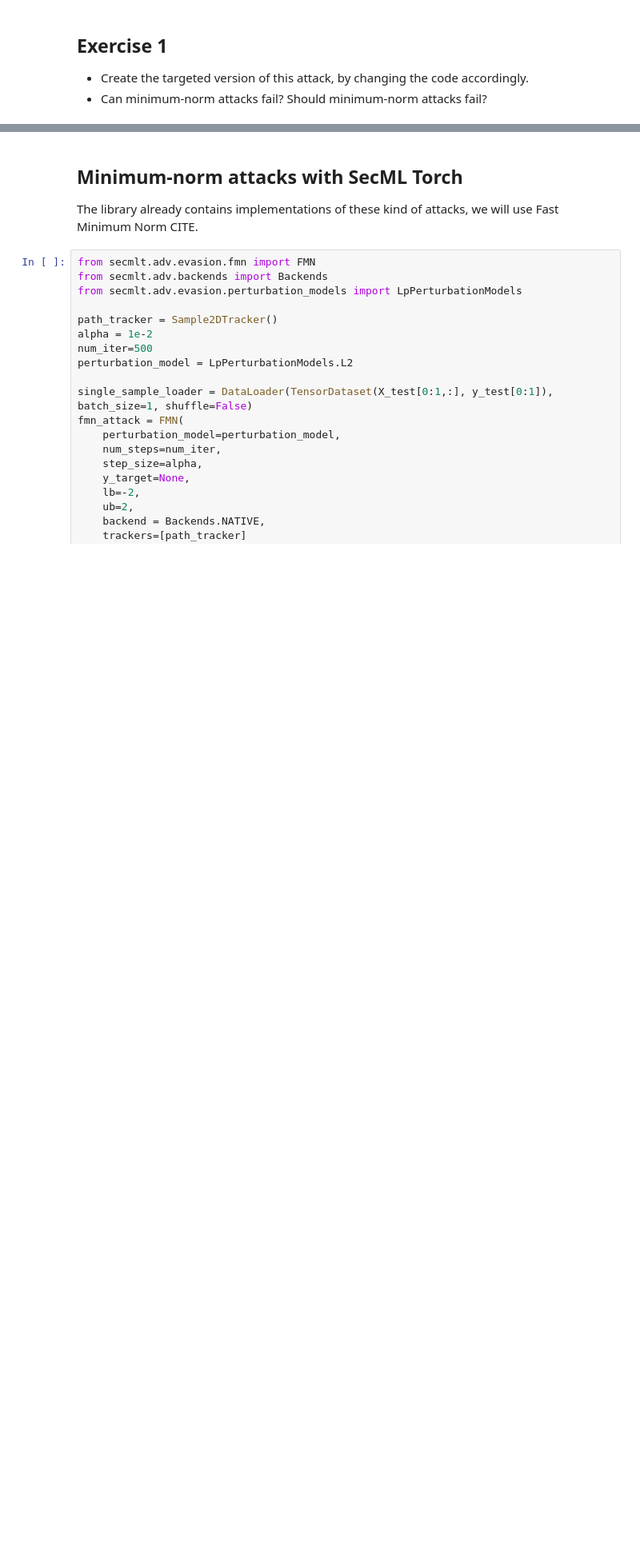
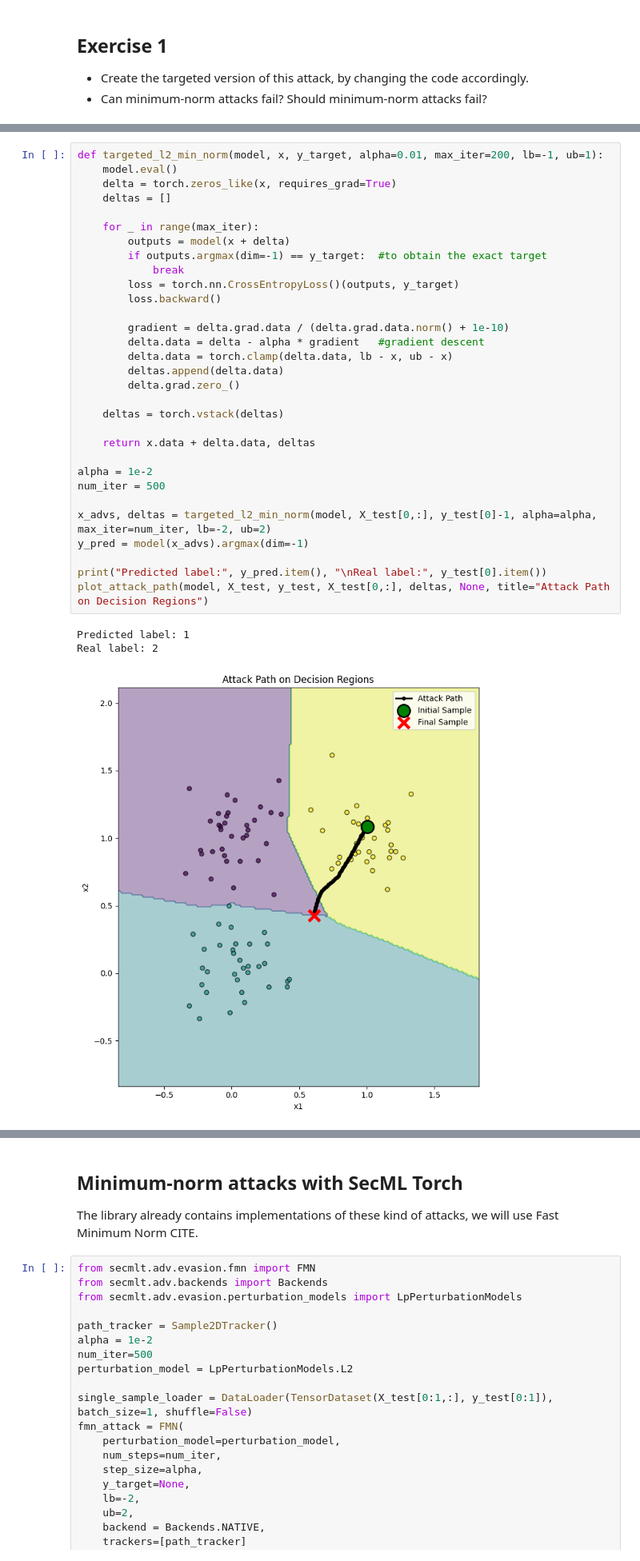
Before and after one commit to girofex/Trustworthy-AI-laboratories, a Jupyter notebook: Lab 02 - Minimum Norm and Maximum Confidence Attacks/Lab 02 - Minimum Norm and Maximum Confidence Attacks.ipynb, the cells around one changed output, grey strips where cells are left out. Shown at 80% size. Saved outputs shown, nothing was run; the diff lists cells and outputs as text; blank space fills up the shorter version.

```diff
--- a/Lab 02 - Minimum Norm and Maximum Confidence Attacks/Lab 02 - Minimum Norm and Maximum Confidence Attacks.ipynb
+++ b/Lab 02 - Minimum Norm and Maximum Confidence Attacks/Lab 02 - Minimum Norm and Maximum Confidence Attacks.ipynb
@@ -363,0 +366,35 @@ Real label: 2
+# %%
+def targeted_l2_min_norm(model, x, y_target, alpha=0.01, max_iter=200, lb=-1, ub=1):
+    model.eval()
+    delta = torch.zeros_like(x, requires_grad=True)
+    deltas = []
+
+    for _ in range(max_iter):
+        outputs = model(x + delta)
+        if outputs.argmax(dim=-1) == y_target:  #to obtain the exact target
+            break
+        loss = torch.nn.CrossEntropyLoss()(outputs, y_target)
+        loss.backward()
+
+        gradient = delta.grad.data / (delta.grad.data.norm() + 1e-10)
+        delta.data = delta - alpha * gradient   #gradient descent
+        delta.data = torch.clamp(delta.data, lb - x, ub - x)
+        deltas.append(delta.data)
+        delta.grad.zero_()
+
+    deltas = torch.vstack(deltas)
+
+    return x.data + delta.data, deltas
+
+alpha = 1e-2
+num_iter = 500
+
+x_advs, deltas = targeted_l2_min_norm(model, X_test[0,:], y_test[0]-1, alpha=alpha, max_iter=num_iter, lb=-2, ub=2)
+y_pred = model(x_advs).argmax(dim=-1)
+
+print("Predicted label:", y_pred.item(), "\nReal label:", y_test[0].item())
+plot_attack_path(model, X_test, y_test, X_test[0,:], deltas, None, title="Attack Path on Decision Regions")
+# %% [output]
+Predicted label: 1
+Real label: 2
+[figure, added]
```
Also changed, not shown: parts of 10 cells of this notebook.
